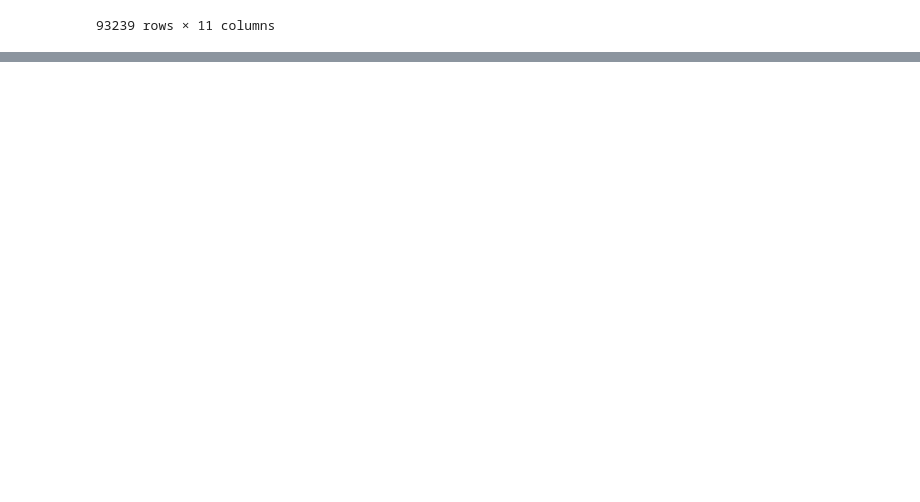
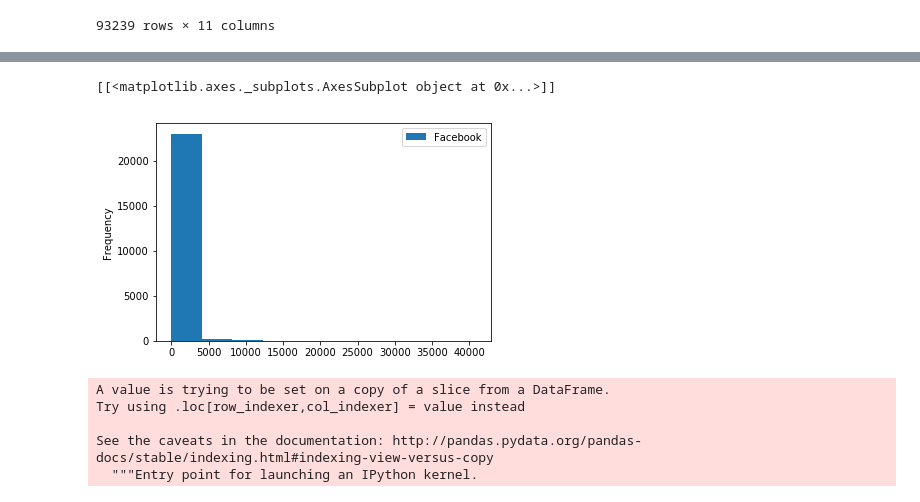
Before and after one commit to nishantrathi100/NewsTrendsAnalytics, a Jupyter notebook: FB_Project.ipynb, the cells around one changed output, grey strips where cells are left out. Cells and saved outputs as stored; diff of their text form; code cells hidden in the pictures; blank space fills up the shorter version.

```diff
--- a/FB_Project.ipynb
+++ b/FB_Project.ipynb
@@ -40,4 +41,6 @@ dfFinal
 | 93238 | 61870.0 | Sausalito businesswoman wins $100... | Goldstein, the proprietor of the ... | East Bay Times | microsoft | 2016-07-07 16:16:11 | 0.000000 | 0.054554 | ... |
 93239 rows × 11 columns
 # %%
-df = dfFinal[(dfFinal.Facebook != -1) & (dfFinal.GooglePlus != -1) & (dfFinal.LinkedIn != -1)]
+df = dfFinal[(dfFinal.Facebook != -1) & (dfFinal.GooglePlus != -1) & (dfFinal.LinkedIn != -1) & (dfFinal.Facebook != 0) & (dfFinal.GooglePlus != 0) & (dfFinal.LinkedIn != 0)]
+# %%
+df['PublishDate'] = df['PublishDate'].astype('datetime64[ns]')
@@ -43,0 +53,2 @@ df = dfFinal[(dfFinal.Facebook != -1) & (dfFinal.GooglePlus != -1) & (dfFinal.Li
+# %%
+df['DateOnly'] = df['PublishDate'].dt.date
@@ -43,0 +103,20 @@ df = dfFinal[(dfFinal.Facebook != -1) & (dfFinal.GooglePlus != -1) & (dfFinal.Li
+# %%
+import matplotlib.pyplot as plt
+ts = df.hist(column="Facebook")
+print ts
+plt.figure(); df.plot();
+# %% [output]
+[[<matplotlib.axes._subplots.AxesSubplot object at 0x...>]]
+# %%
+df[['Facebook']].plot.hist()
+plt.show()
+# %% [output]
+[figure, added]
+# %%
+df['Facebook'] = df['Facebook'].apply(lambda x: np.log(x + 1))
+# %% [output]
+A value is trying to be set on a copy of a slice from a DataFrame.
+Try using .loc[row_indexer,col_indexer] = value instead
+
+See the caveats in the documentation: http://pandas.pydata.org/pandas-docs/stable/indexing.html#indexing-view-versus-copy
+  """Entry point for launching an IPython kernel.
```
Also changed, not shown: parts of 14 cells of this notebook.
